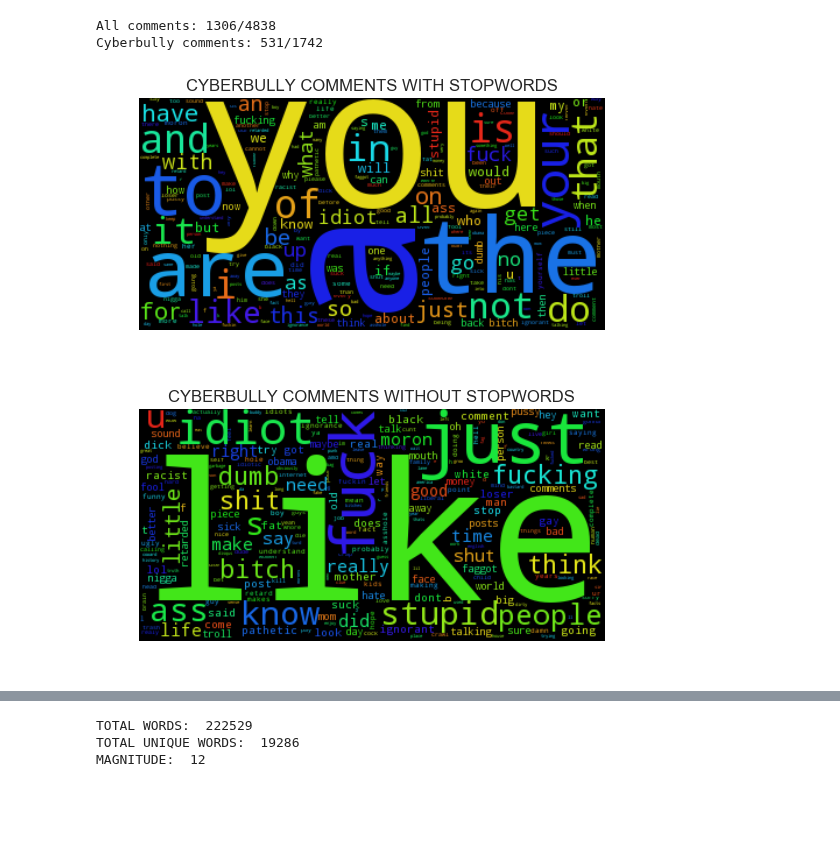
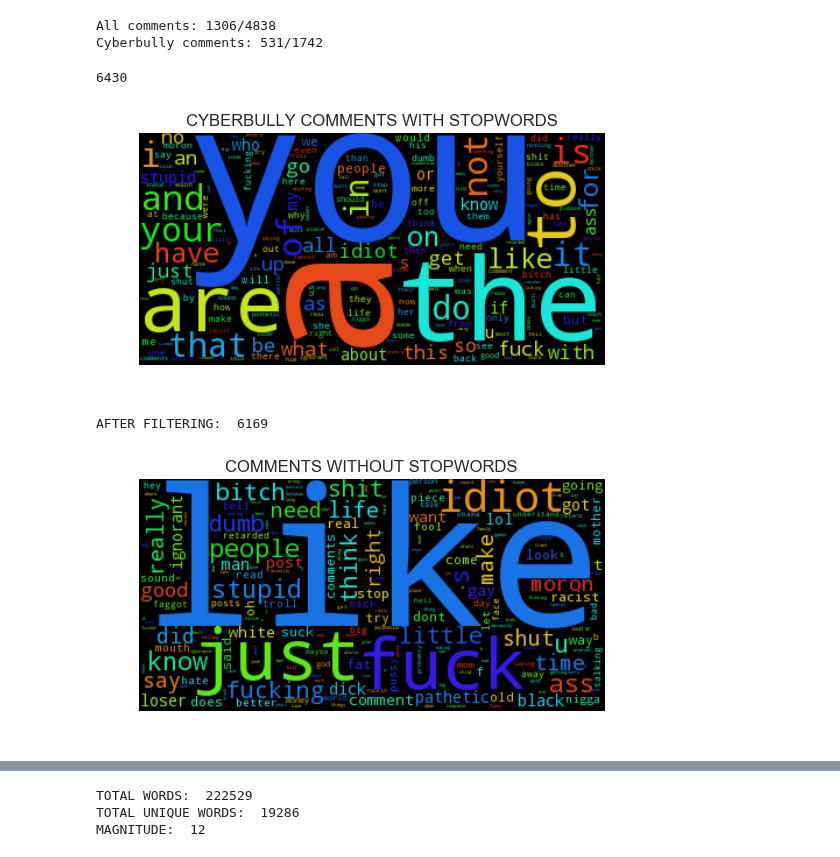
Before and after one commit to tazeek/BullyDetect, a Jupyter notebook: Python Notebooks/Analysis.ipynb, the cells around one changed output, grey strips where cells are left out. Saved outputs shown, nothing was run; the diff lists cells and outputs as text; code cells hidden in the pictures; blank space fills up the shorter version.

Commit message:
All word clouds created

```diff
--- a/Python Notebooks/Analysis.ipynb
+++ b/Python Notebooks/Analysis.ipynb
@@ -194,32 +200,40 @@ Cyberbully comments: 531/1742
 from wordcloud import WordCloud
 from sklearn.feature_extraction.stop_words import ENGLISH_STOP_WORDS
 
-background_col= "black"
+def generateWordCloud(word_list, title):
 
-cyberbully_cloud = WordCloud(background_color=background_col, max_words=2000).generate_from_frequencies(cyberbully_list)
+    background_col= "black"
+    print(len(word_list))
+    word_cloud = WordCloud(background_color=background_col).generate_from_frequencies(word_list)
 
-plt.imshow(cyberbully_cloud)
-plt.axis("off")
-plt.title("CYBERBULLY COMMENTS WITH STOPWORDS")
-plt.show()
+    plt.imshow(word_cloud)
+    plt.axis("off")
+    plt.title(title + " COMMENTS WITH STOPWORDS")
+    plt.show()
 
-# Check if words are filtered properly
-stop_words = list(ENGLISH_STOP_WORDS)
+    # Check if words are filtered properly
+    stop_words = list(ENGLISH_STOP_WORDS)
 
-new_list = []
-count = 0
-for pair in cyberbully_list:
+    new_list = []
+    count = 0
+    for pair in cyberbully_list:
 
-    if pair[0] not in stop_words:
-        count += 1
-        new_list.append((pair[0], pair[1]))
+        if pair[0] not in stop_words:
+            count += 1
+            new_list.append((pair[0], pair[1]))
 
-cyberbully_cloud = WordCloud(background_color=background_col,max_words=2000).generate_from_frequencies(new_list)
+    print("AFTER FILTERING: ", len(new_list))
+    word_cloud = WordCloud(background_color=background_col).generate_from_frequencies(new_list)
 
-plt.imshow(cyberbully_cloud)
-plt.axis("off")
-plt.title("CYBERBULLY COMMENTS WITHOUT STOPWORDS")
-plt.show()
+    plt.imshow(word_cloud)
+    plt.axis("off")
+    plt.title("COMMENTS WITHOUT STOPWORDS")
+    plt.show()
-# %% [output]
-[figure, removed]
-[figure, removed]
+# %%
+# Generate word clouds for CYBERBULLY WORDS
+generateWordCloud(cyberbully_list, "CYBERBULLY")
+# %% [output]
+6430
+[figure, added]
+AFTER FILTERING:  6169
+[figure, added]
```
Also changed, not shown: parts of 2 cells of this notebook.
